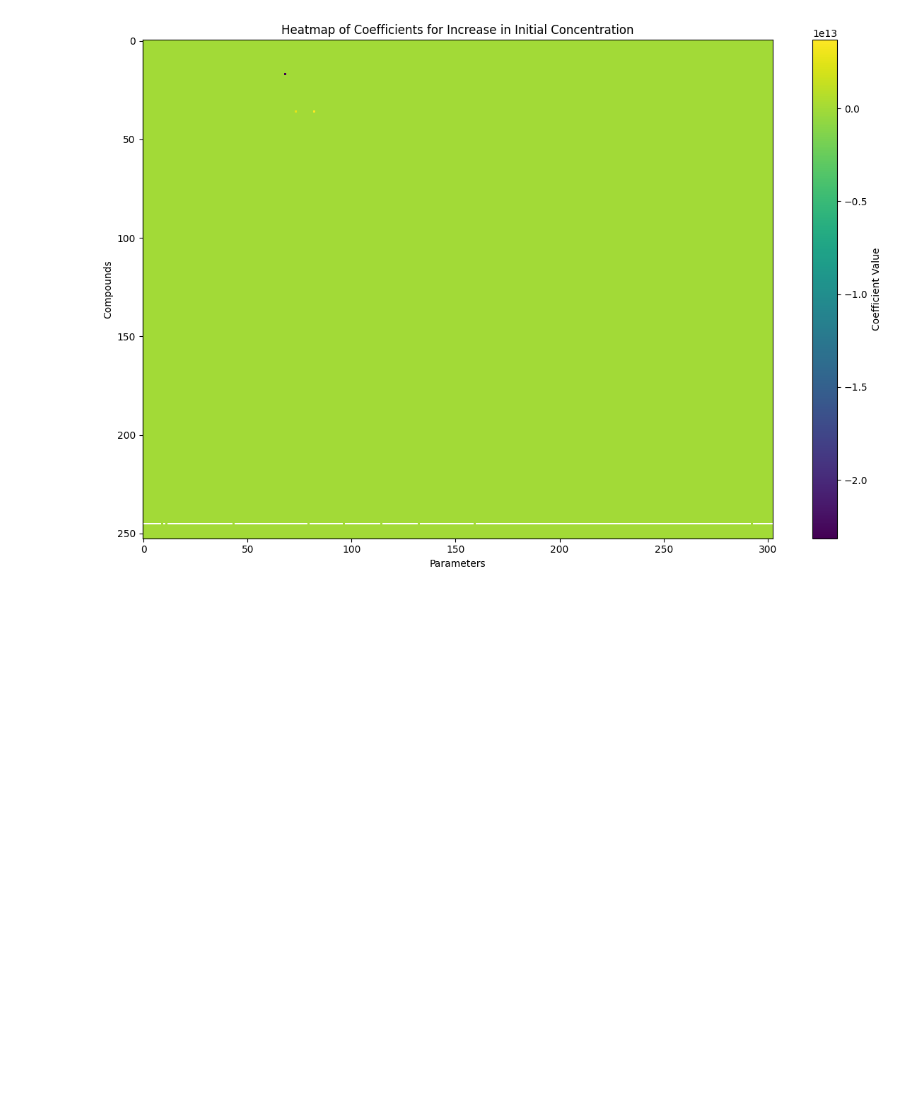
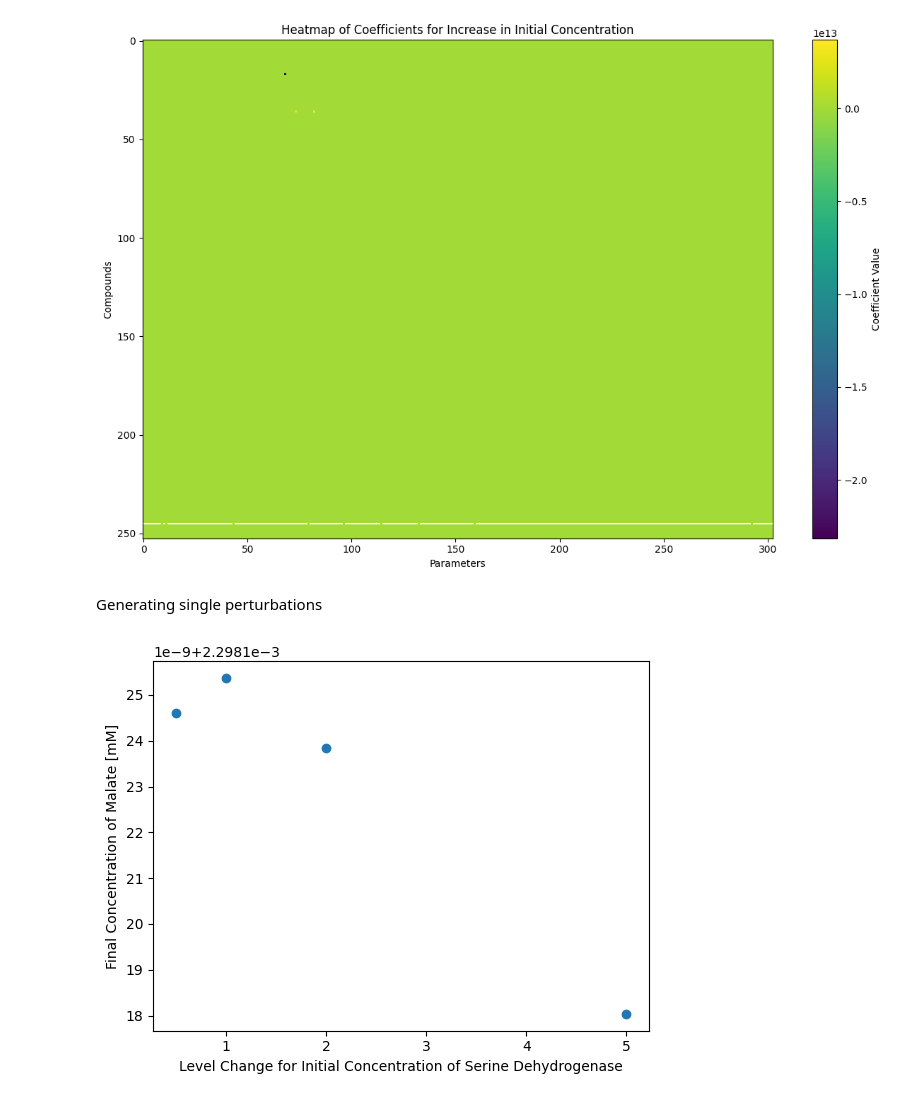
Before and after one commit to carothersresearch/ECFERS, a Jupyter notebook: notebooks/perturb_and_collect.ipynb, the cells around one changed output. Saved outputs shown, nothing was run; the diff lists cells and outputs as text; code cells hidden in the pictures; blank space fills up the shorter version.

Commit message:
plot

```diff
--- a/notebooks/perturb_and_collect.ipynb
+++ b/notebooks/perturb_and_collect.ipynb
@@ -479,3 +479,23 @@ plt.tight_layout()
 plt.show()
 # %% [output]
 [figure]
+# %% [markdown]
+Generating single perturbations
+# %%
+r_biosyn.reset()
+factors = [0.5, 1, 2, 5]
+initconc = r_biosyn.EC43117
+finconc = []
+
+for EC43117 in [x * initconc for x in factors]:
+    r_biosyn.reset()
+    r_biosyn.EC43117 = EC43117
+    r_biosyn.simulate (0, 8*60*60, ['time', 'C00149'])
+    finconc.append(r_biosyn.C00149)
+
+plt.scatter(factors, finconc)
+plt.xlabel("Level Change for Initial Concentration of Serine Dehydrogenase")
+plt.ylabel("Final Concentration of Malate [mM]")
+plt.show()
+# %% [output]
+[figure, added]
```
Also changed, not shown: parts of 4 cells of this notebook, 1 other file.
